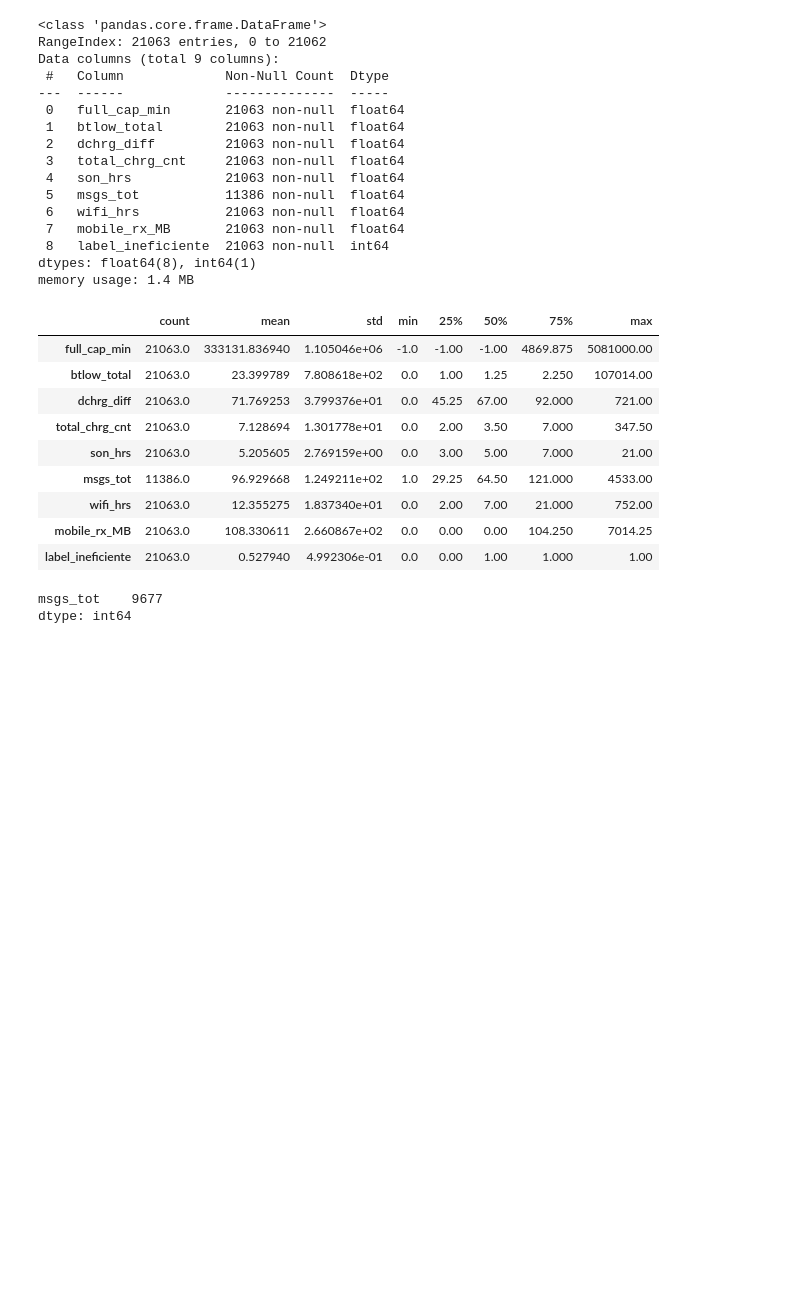
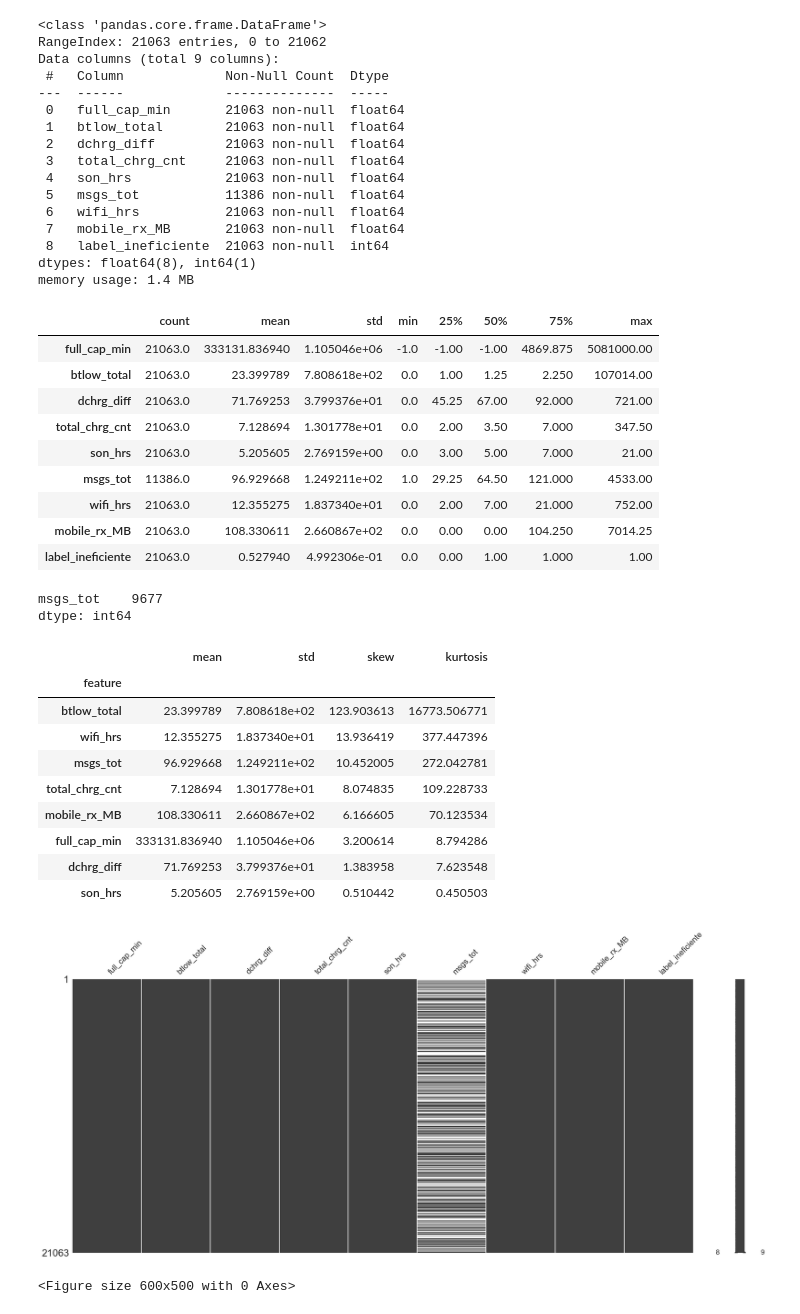
Before and after one commit to andre-thiessen/ged-20, a Jupyter notebook: notebooks/01_eda.ipynb, the cells around one changed output. Drawn from its saved outputs; the diff is of its cells as text; code cells hidden in the pictures; blank space fills up the shorter version.

Commit message:
improve eda and add some outputs plots as img files

```diff
--- a/notebooks/01_eda.ipynb
+++ b/notebooks/01_eda.ipynb
@@ -82,3 +86,53 @@ display(na[na > 0])
 # %% [output]
 msgs_tot    9677
 dtype: int64
+# %%
+import missingno as msno
+from scipy.stats import skew, kurtosis
+
+# --- missing values visual ---
+msno.matrix(df)
+plt.savefig("../outputs/figures/eda_missing_matrix.png")
+
+# --- skew & kurtosis table ---
+stats = []
+
+for col in cols:
+    stats.append({
+        "feature": col,
+        "mean": df[col].mean(),
+        "std": df[col].std(),
+        "skew": skew(df[col].dropna()),
+        "kurtosis": kurtosis(df[col].dropna())
+    })
+
+sk_table = pd.DataFrame(stats).set_index("feature").sort_values("skew", ascending=False)
+
+display(sk_table)
+
+# --- correlation heatmap ---
+plt.figure(figsize=(6,5))
+sns.heatmap(df[cols].corr(method="spearman"), cmap="vlag", center=0, annot=False)
+plt.title("Correlação Spearman")
+plt.tight_layout()
+plt.savefig("../outputs/figures/eda_corr.png")
+
+# --- label vs. feature distributions ---
+for c in cols:
+    sns.kdeplot(data=df, x=c, hue="label_ineficiente", common_norm=False)
+    plt.title(f"{c} vs label")
+    plt.savefig(f"../outputs/figures/eda_{c}_kde.png")
+    plt.clf()
+# %% [output]
+|  | mean | std | skew | kurtosis |
+| feature |  |  |  |  |
+| btlow_total | 23.399789 | 7.808618e+02 | 123.903613 | 16773.506771 |
+| wifi_hrs | 12.355275 | 1.837340e+01 | 13.936419 | 377.447396 |
+| msgs_tot | 96.929668 | 1.249211e+02 | 10.452005 | 272.042781 |
+| total_chrg_cnt | 7.128694 | 1.301778e+01 | 8.074835 | 109.228733 |
+| mobile_rx_MB | 108.330611 | 2.660867e+02 | 6.166605 | 70.123534 |
+| full_cap_min | 333131.836940 | 1.105046e+06 | 3.200614 | 8.794286 |
+| dchrg_diff | 71.769253 | 3.799376e+01 | 1.383958 | 7.623548 |
+| son_hrs | 5.205605 | 2.769159e+00 | 0.510442 | 0.450503 |
+[figure, added]
+<Figure size 600x500 with 0 Axes>
```
Also changed, not shown: parts of 2 cells of this notebook, 10 other files.
